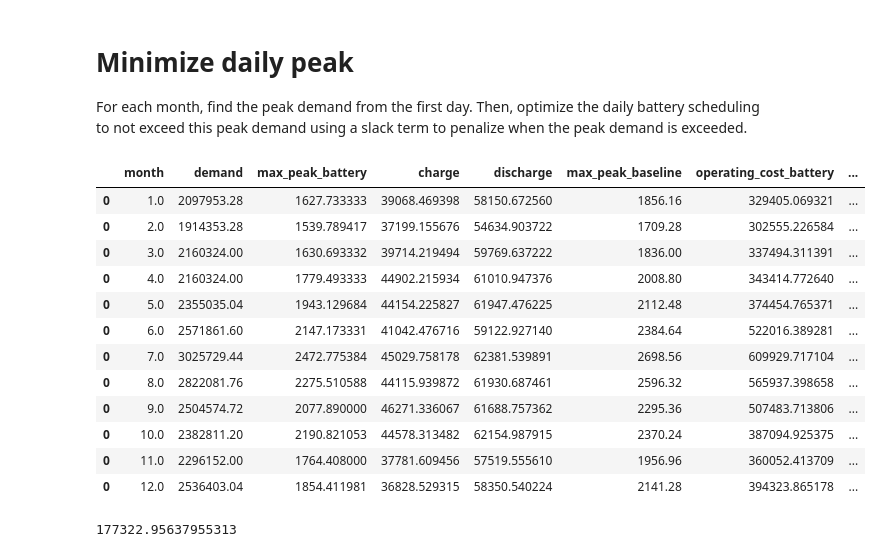
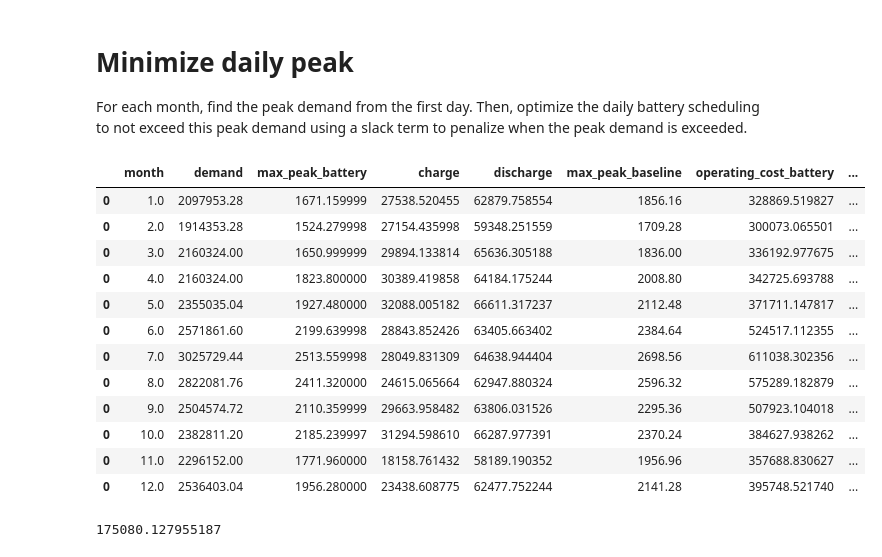
Before and after one commit to gnyirjesy/columbia-peak-shaving, a Jupyter notebook: battery_operation_2019.ipynb, the cells around one changed output. Cells and saved outputs as stored; diff of their text form; code cells hidden in the pictures.

```diff
--- a/battery_operation_2019.ipynb
+++ b/battery_operation_2019.ipynb
@@ -174,9 +174,9 @@ for month in range(1,13):
     for day in range(1,len(month_demand['day'].unique())+1):
         obj_value, cost_E, cost_P, e, p, d, q, op_cost = run_daily_optimization(
             np.array(month_demand[month_demand['day'] == day]['demand']),
-            P=250,
+            P=370,
             battery='thermal',
-            month=1,
+            month=month,
             e_0 = e_0,
             current_max_peak=current_max_peak)
         if p.value > current_max_peak:
@@ -214,25 +214,26 @@ for month in range(1,13):
 # %%
 #Rename column for clarity
 year_results = year_results.rename(columns={'max_peak':'max_peak_battery'})
+year_results['battery_cost'] = cost_E + cost_P
 year_results
 # %% [output]
 |  | month | demand | max_peak_battery | charge | discharge | max_peak_baseline | operating_cost_battery | ... |
-| 0 | 1.0 | 2097953.28 | 1627.733333 | 39068.469398 | 58150.672560 | 1856.16 | 329405.069321 | ... |
-| 0 | 2.0 | 1914353.28 | 1539.789417 | 37199.155676 | 54634.903722 | 1709.28 | 302555.226584 | ... |
-| 0 | 3.0 | 2160324.00 | 1630.693332 | 39714.219494 | 59769.637222 | 1836.00 | 337494.311391 | ... |
-| 0 | 4.0 | 2160324.00 | 1779.493333 | 44902.215934 | 61010.947376 | 2008.80 | 343414.772640 | ... |
-| 0 | 5.0 | 2355035.04 | 1943.129684 | 44154.225827 | 61947.476225 | 2112.48 | 374454.765371 | ... |
-| 0 | 6.0 | 2571861.60 | 2147.173331 | 41042.476716 | 59122.927140 | 2384.64 | 522016.389281 | ... |
-| 0 | 7.0 | 3025729.44 | 2472.775384 | 45029.758178 | 62381.539891 | 2698.56 | 609929.717104 | ... |
-| 0 | 8.0 | 2822081.76 | 2275.510588 | 44115.939872 | 61930.687461 | 2596.32 | 565937.398658 | ... |
-| 0 | 9.0 | 2504574.72 | 2077.890000 | 46271.336067 | 61688.757362 | 2295.36 | 507483.713806 | ... |
-| 0 | 10.0 | 2382811.20 | 2190.821053 | 44578.313482 | 62154.987915 | 2370.24 | 387094.925375 | ... |
-| 0 | 11.0 | 2296152.00 | 1764.408000 | 37781.609456 | 57519.555610 | 1956.96 | 360052.413709 | ... |
-| 0 | 12.0 | 2536403.04 | 1854.411981 | 36828.529315 | 58350.540224 | 2141.28 | 394323.865178 | ... |
+| 0 | 1.0 | 2097953.28 | 1671.159999 | 27538.520455 | 62879.758554 | 1856.16 | 328869.519827 | ... |
+| 0 | 2.0 | 1914353.28 | 1524.279998 | 27154.435998 | 59348.251559 | 1709.28 | 300073.065501 | ... |
+| 0 | 3.0 | 2160324.00 | 1650.999999 | 29894.133814 | 65636.305188 | 1836.00 | 336192.977675 | ... |
+| 0 | 4.0 | 2160324.00 | 1823.800000 | 30389.419858 | 64184.175244 | 2008.80 | 342725.693788 | ... |
+| 0 | 5.0 | 2355035.04 | 1927.480000 | 32088.005182 | 66611.317237 | 2112.48 | 371711.147817 | ... |
+| 0 | 6.0 | 2571861.60 | 2199.639998 | 28843.852426 | 63405.663402 | 2384.64 | 524517.112355 | ... |
+| 0 | 7.0 | 3025729.44 | 2513.559998 | 28049.831309 | 64638.944404 | 2698.56 | 611038.302356 | ... |
+| 0 | 8.0 | 2822081.76 | 2411.320000 | 24615.065664 | 62947.880324 | 2596.32 | 575289.182879 | ... |
+| 0 | 9.0 | 2504574.72 | 2110.359999 | 29663.958482 | 63806.031526 | 2295.36 | 507923.104018 | ... |
+| 0 | 10.0 | 2382811.20 | 2185.239997 | 31294.598610 | 66287.977391 | 2370.24 | 384627.938262 | ... |
+| 0 | 11.0 | 2296152.00 | 1771.960000 | 18158.761432 | 58189.190352 | 1956.96 | 357688.830627 | ... |
+| 0 | 12.0 | 2536403.04 | 1956.280000 | 23438.608775 | 62477.752244 | 2141.28 | 395748.521740 | ... |
 # %%
 sum(year_results['cost_saved'])
 # %% [output]
-177322.95637955313
+175080.127955187
 # %%
 _ = plt.figure(figsize=(8,3))
 #Plot Demand before and after battery
```
Also changed, not shown: parts of 2 cells of this notebook.
